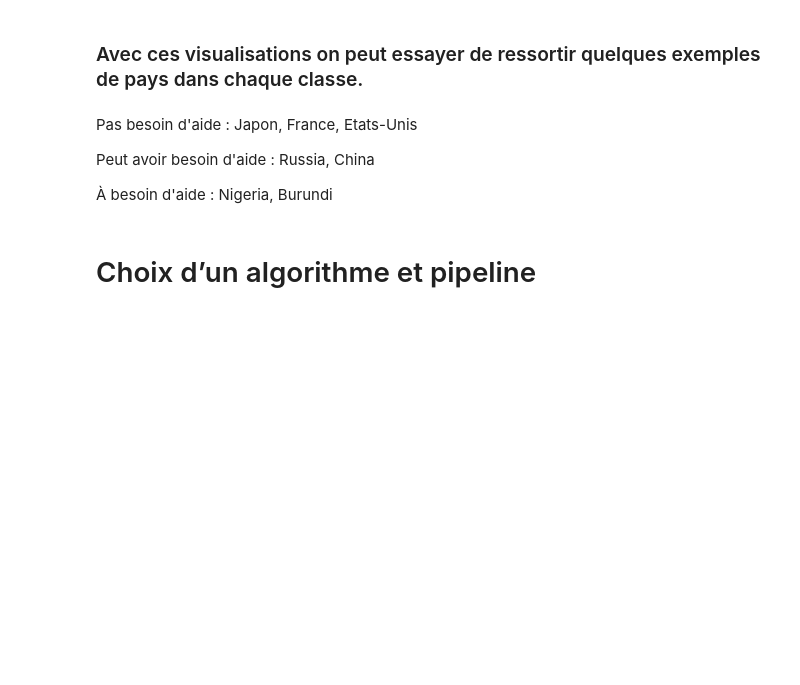
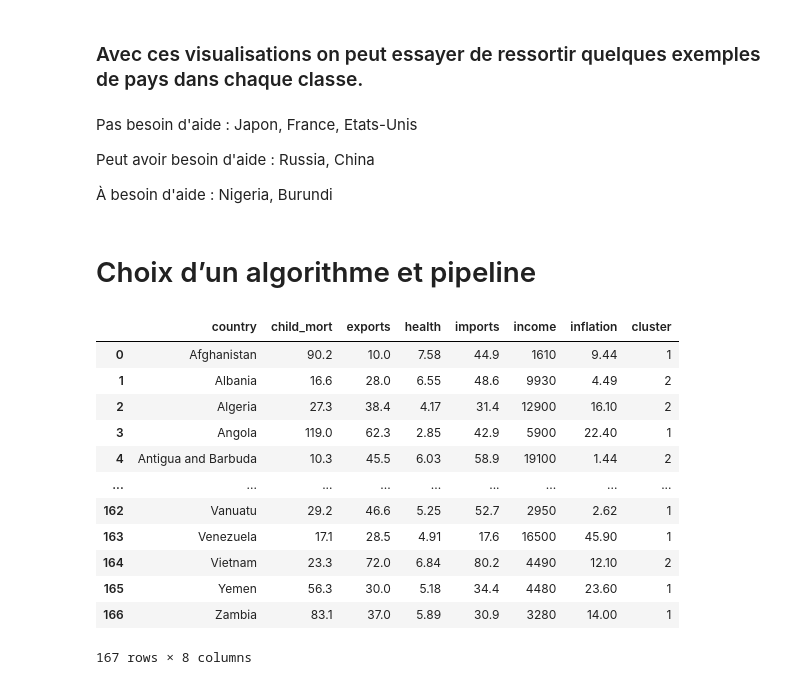
Before and after one commit to RonangLeSang/DATA832_Countries, a Jupyter notebook: pays.ipynb, the cells around one changed output. Saved outputs shown, nothing was run; the diff lists cells and outputs as text; code cells hidden in the pictures; blank space fills up the shorter version.

Commit message:
[FEATURE] clustering working

```diff
--- a/pays.ipynb
+++ b/pays.ipynb
@@ -199,6 +204,8 @@ Pour résumer nous gardons pour l'instant les colonnes suivantes :
 - exports
 - health
 - imports
+# %%
+df_pays = df_pays.drop(columns=['life_expec', 'gdpp', 'total_fer'])
 # %% [markdown]
 ### Avec ces visualisations on peut essayer de ressortir quelques exemples de pays dans chaque classe.
 # %% [markdown]
@@ -211,0 +226,34 @@ Peut avoir besoin d'aide : Russia, China
+# %%
+features = df_pays.drop(columns=['country'])
+
+preprocessor = StandardScaler()
+# preprocessor = MinMaxScaler()
+reductor = PCA(n_components=2)
+kmeans = KMeans(n_clusters=3)
+
+# Create pipeline
+pipeline = Pipeline([
+    ('preprocessor', preprocessor),
+    ('reductor', reductor),
+    ('kmeans', kmeans)
+])
+
+pipeline.fit(features)
+
+cluster_labels = pipeline.predict(features)
+df_pays['cluster'] = cluster_labels
+df_pays
+# %% [output]
+|  | country | child_mort | exports | health | imports | income | inflation | cluster |
+| 0 | Afghanistan | 90.2 | 10.0 | 7.58 | 44.9 | 1610 | 9.44 | 1 |
+| 1 | Albania | 16.6 | 28.0 | 6.55 | 48.6 | 9930 | 4.49 | 2 |
+| 2 | Algeria | 27.3 | 38.4 | 4.17 | 31.4 | 12900 | 16.10 | 2 |
+| 3 | Angola | 119.0 | 62.3 | 2.85 | 42.9 | 5900 | 22.40 | 1 |
+| 4 | Antigua and Barbuda | 10.3 | 45.5 | 6.03 | 58.9 | 19100 | 1.44 | 2 |
+| ... | ... | ... | ... | ... | ... | ... | ... | ... |
+| 162 | Vanuatu | 29.2 | 46.6 | 5.25 | 52.7 | 2950 | 2.62 | 1 |
+| 163 | Venezuela | 17.1 | 28.5 | 4.91 | 17.6 | 16500 | 45.90 | 1 |
+| 164 | Vietnam | 23.3 | 72.0 | 6.84 | 80.2 | 4490 | 12.10 | 2 |
+| 165 | Yemen | 56.3 | 30.0 | 5.18 | 34.4 | 4480 | 23.60 | 1 |
+| 166 | Zambia | 83.1 | 37.0 | 5.89 | 30.9 | 3280 | 14.00 | 1 |
+167 rows × 8 columns
```
Also changed, not shown: parts of 4 cells of this notebook.
